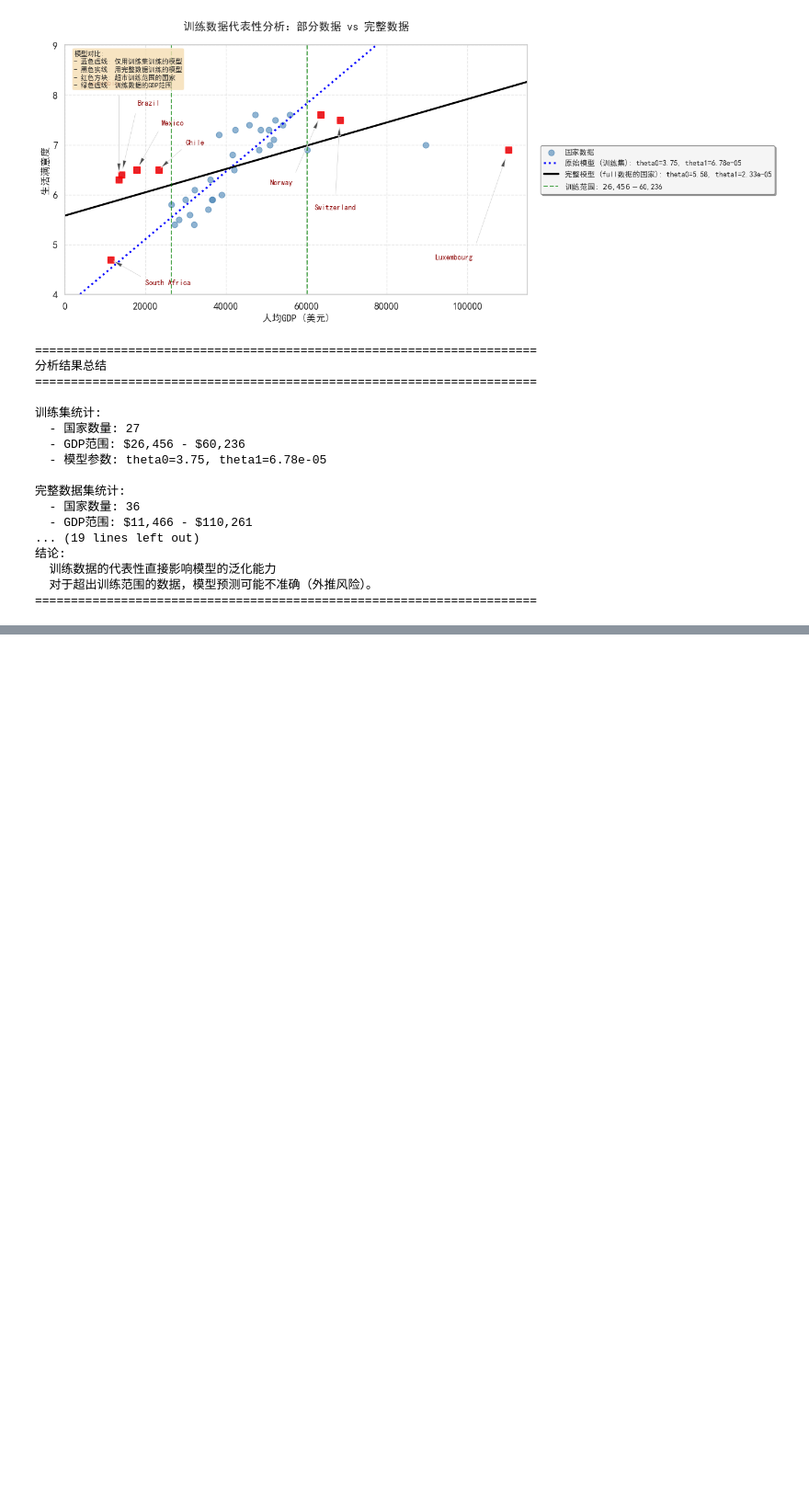
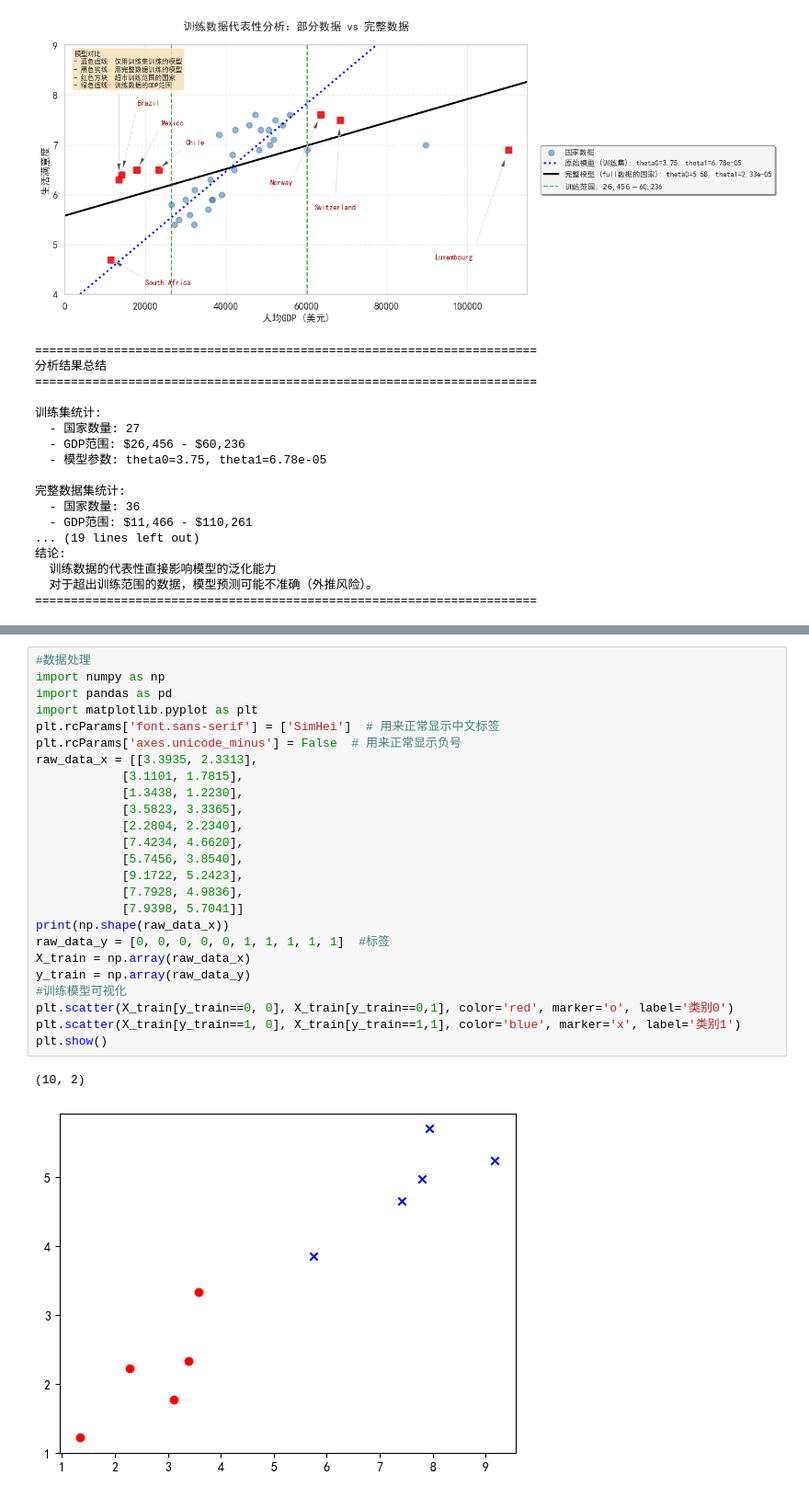
Before and after one commit to SongYangcheng/coding, a Jupyter notebook: machineLearning/basicKnowledge.ipynb, the cells around one changed output, grey strips where cells are left out. Shown at 92% size. Drawn from its saved outputs; the diff is of its cells as text; blank space fills up the shorter version.

```diff
--- a/machineLearning/basicKnowledge.ipynb
+++ b/machineLearning/basicKnowledge.ipynb
@@ -517,0 +836,28 @@ else:
+# %%
+#数据处理
+import numpy as np
+import pandas as pd
+import matplotlib.pyplot as plt
+plt.rcParams['font.sans-serif'] = ['SimHei']  # 用来正常显示中文标签
+plt.rcParams['axes.unicode_minus'] = False  # 用来正常显示负号
+raw_data_x = [[3.3935, 2.3313],
+            [3.1101, 1.7815],
+            [1.3438, 1.2230],
+            [3.5823, 3.3365],
+            [2.2804, 2.2340],
+            [7.4234, 4.6620],
+            [5.7456, 3.8540],
+            [9.1722, 5.2423],
+            [7.7928, 4.9836],
+            [7.9398, 5.7041]]
+print(np.shape(raw_data_x))
+raw_data_y = [0, 0, 0, 0, 0, 1, 1, 1, 1, 1]  #标签
+X_train = np.array(raw_data_x)
+y_train = np.array(raw_data_y)
+#训练模型可视化
+plt.scatter(X_train[y_train==0, 0], X_train[y_train==0,1], color='red', marker='o', label='类别0')
+plt.scatter(X_train[y_train==1, 0], X_train[y_train==1,1], color='blue', marker='x', label='类别1')
+plt.show()
+# %% [output]
+(10, 2)
+[figure, added]
```
Also changed, not shown: parts of 15 cells of this notebook, 5 other files.
